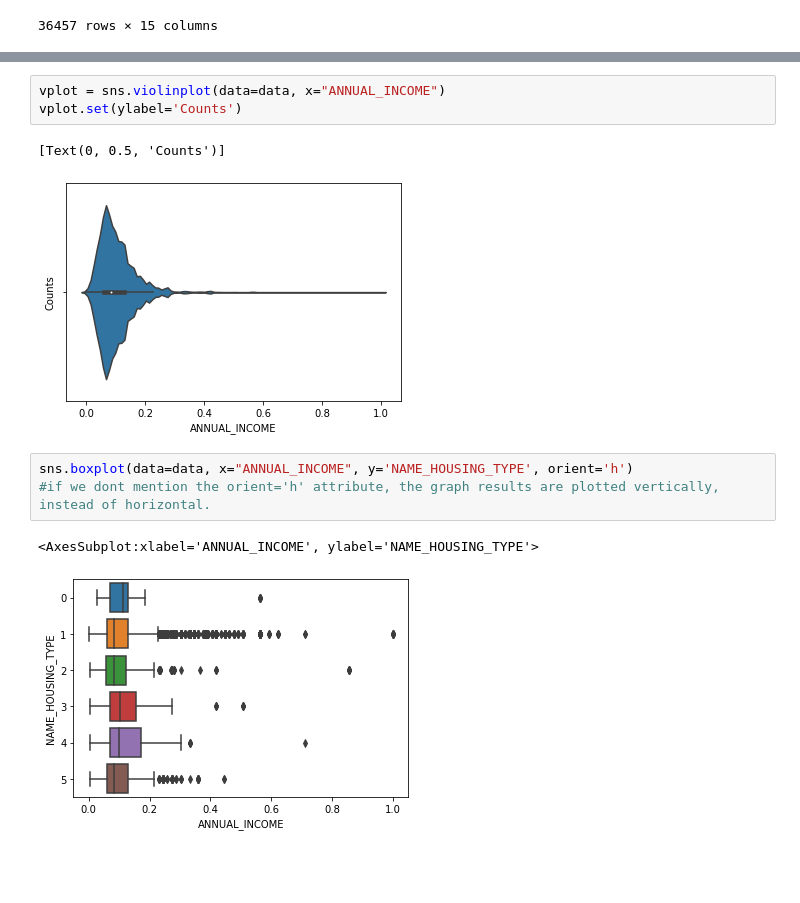
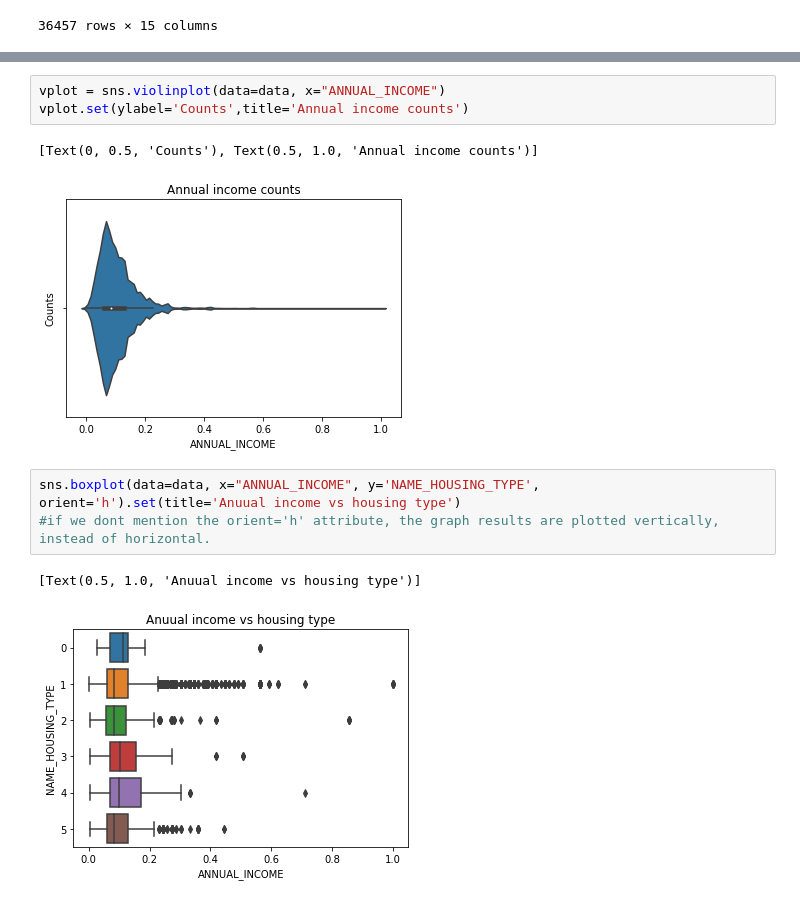
Before and after one commit to OrbelB/MLCreditCards, a Jupyter notebook: datacleanvis.ipynb, the cells around one changed output, grey strips where cells are left out. Cells and saved outputs as stored; diff of their text form; blank space fills up the shorter version.

```diff
--- a/datacleanvis.ipynb
+++ b/datacleanvis.ipynb
@@ -50,13 +50,13 @@ sns.histplot(data=data, x="ANNUAL_INCOME", bins=30, stat='proportion')
 # %%
 vplot = sns.violinplot(data=data, x="ANNUAL_INCOME")
-vplot.set(ylabel='Counts')
+vplot.set(ylabel='Counts',title='Annual income counts')
 # %% [output]
-[Text(0, 0.5, 'Counts')]
+[Text(0, 0.5, 'Counts'), Text(0.5, 1.0, 'Annual income counts')]
-[figure, old version]
+[figure, new version]
 # %%
-sns.boxplot(data=data, x="ANNUAL_INCOME", y='NAME_HOUSING_TYPE', orient='h')
+sns.boxplot(data=data, x="ANNUAL_INCOME", y='NAME_HOUSING_TYPE', orient='h').set(title='Anuual income vs housing type')
 #if we dont mention the orient='h' attribute, the graph results are plotted vertically, instead of horizontal.
 # %% [output]
-<AxesSubplot:xlabel='ANNUAL_INCOME', ylabel='NAME_HOUSING_TYPE'>
+[Text(0.5, 1.0, 'Anuual income vs housing type')]
-[figure, old version]
+[figure, new version]
 # %%
```
Also changed, not shown: parts of 10 cells of this notebook, 1 other file.
